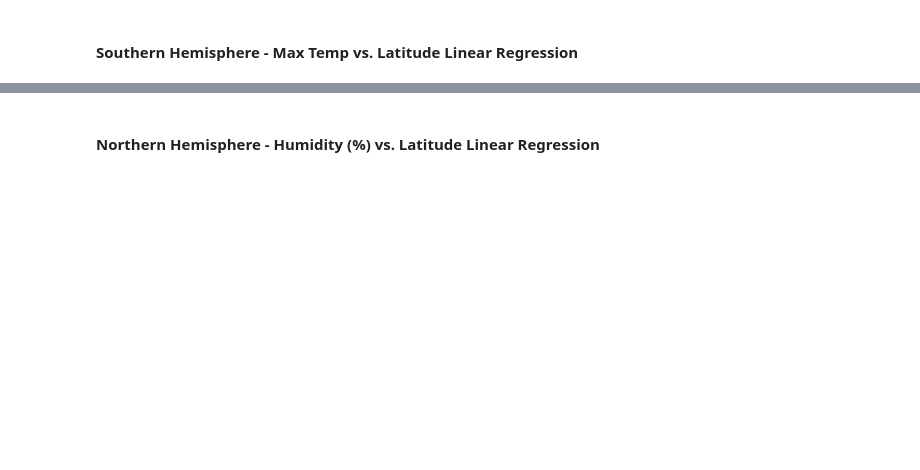
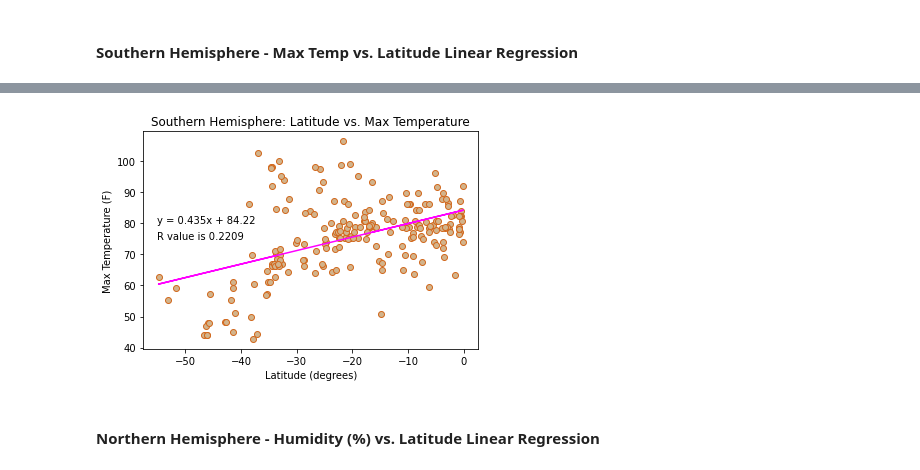
Before and after one commit to ptsaitta/python-api-challenge, a Jupyter notebook: WeatherPy.ipynb, the cells around one changed output, grey strips where cells are left out. Drawn from its saved outputs; the diff is of its cells as text; code cells hidden in the pictures; blank space fills up the shorter version.

```diff
--- a/WeatherPy.ipynb
+++ b/WeatherPy.ipynb
@@ -385,2 +385,13 @@ The r-value is: 0.6082708688906918
+# %%
+x = south_df["Latitude"]
+y = south_df["Max Temperature"]
+
+linear_regression_model(x, y, "Max Temperature (F)", "Southern Hemisphere: Latitude vs. Max Temperature", (-55, 80), (-55, 75), "Fig_6.png")
+
+#Same story - as latitude increases (in magnitude!), the temperature decreases
+#I guess since it's summer there, it't not getting very cold compared to NH. Also, R value indicates correlation
+#between Latitude and Temp is not as strong as it is for northern hemisphere (where the R value is quite larger).
+# %% [output]
+[figure, added]
 # %% [markdown]
 ####  Northern Hemisphere - Humidity (%) vs. Latitude Linear Regression
```
Also changed, not shown: parts of 15 cells of this notebook, 8 other files.
